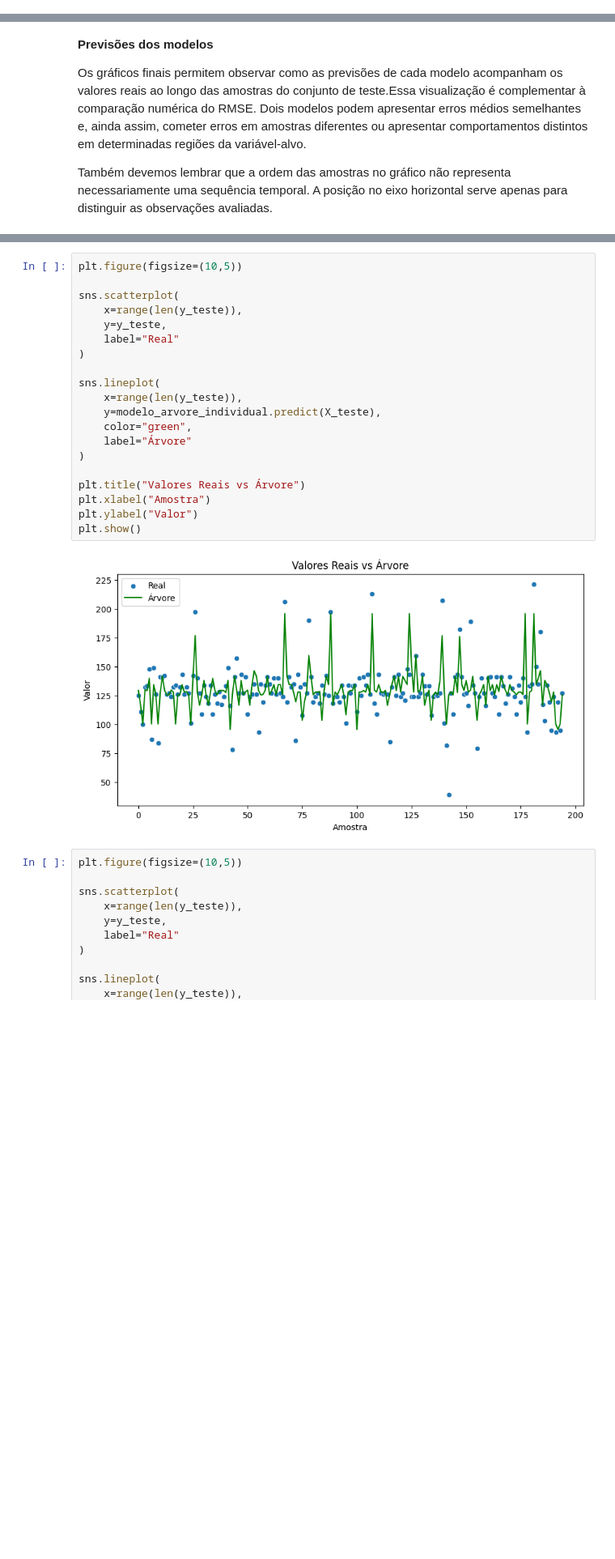
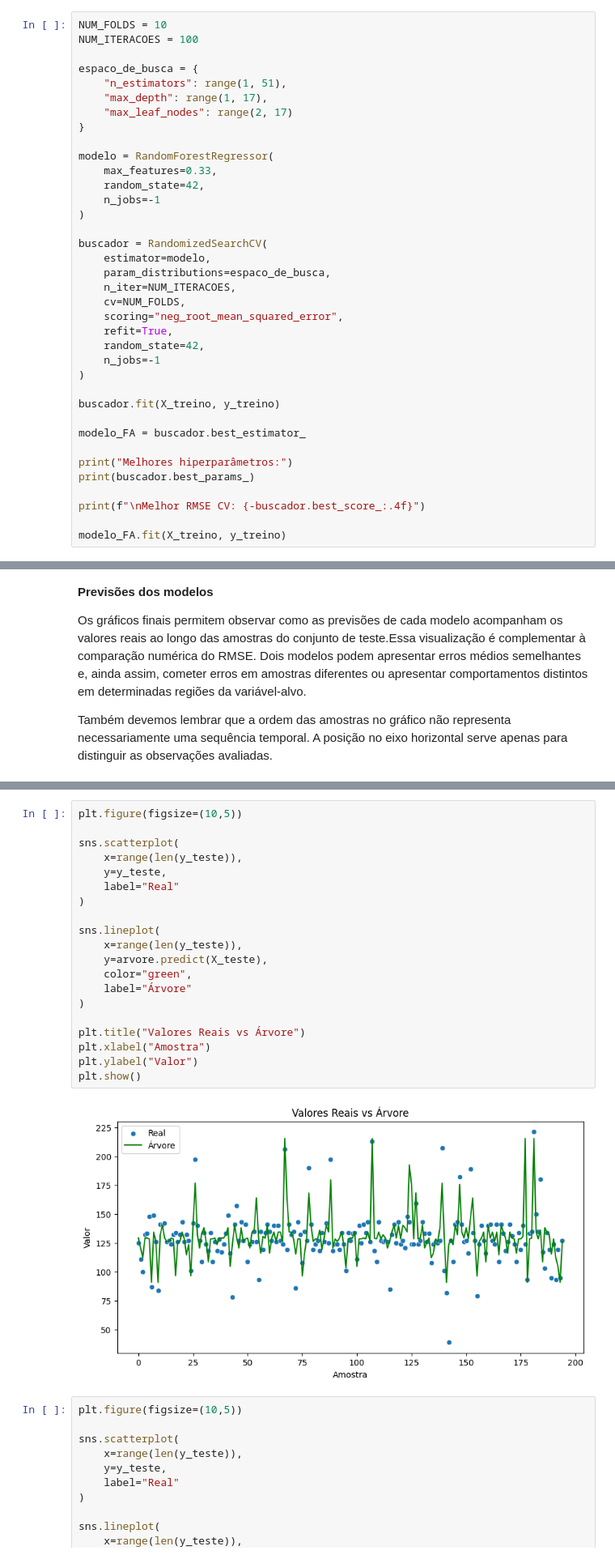
Before and after one commit to drcassar/biblioteca_real, a Jupyter notebook: Aprendizado de Máquina/Modelos de Comitê e Meta Aprendizado/T26 - Gabriel de Oliveira Paiva/T26 - Gabriel de Oliveira Paiva.ipynb, the cells around one changed output, grey strips where cells are left out. Shown at 81% size. Cells and saved outputs as stored; diff of their text form; blank space fills up the shorter version.

```diff
--- a/Aprendizado de Máquina/Modelos de Comitê e Meta Aprendizado/T26 - Gabriel de Oliveira Paiva/T26 - Gabriel de Oliveira Paiva.ipynb
+++ b/Aprendizado de Máquina/Modelos de Comitê e Meta Aprendizado/T26 - Gabriel de Oliveira Paiva/T26 - Gabriel de Oliveira Paiva.ipynb
@@ -916,0 +567,37 @@ Diferença: 3.3886
+# %%
+NUM_FOLDS = 10
+NUM_ITERACOES = 100
+
+espaco_de_busca = {
+    "n_estimators": range(1, 51),
+    "max_depth": range(1, 17),
+    "max_leaf_nodes": range(2, 17)
+}
+
+modelo = RandomForestRegressor(
+    max_features=0.33,
+    random_state=42,
+    n_jobs=-1
+)
+
+buscador = RandomizedSearchCV(
+    estimator=modelo,
+    param_distributions=espaco_de_busca,
+    n_iter=NUM_ITERACOES,
+    cv=NUM_FOLDS,
+    scoring="neg_root_mean_squared_error",
+    refit=True,
+    random_state=42,
+    n_jobs=-1
+)
+
+buscador.fit(X_treino, y_treino)
+
+modelo_FA = buscador.best_estimator_
+
+print("Melhores hiperparâmetros:")
+print(buscador.best_params_)
+
+print(f"\nMelhor RMSE CV: {-buscador.best_score_:.4f}")
+
+modelo_FA.fit(X_treino, y_treino)
@@ -1572,25 +1243,25 @@ plt.show()
 # %%
 plt.figure(figsize=(10,5))
 
 sns.scatterplot(
     x=range(len(y_teste)),
     y=y_teste,
     label="Real"
 )
 
 sns.lineplot(
     x=range(len(y_teste)),
-    y=modelo_arvore_individual.predict(X_teste),
+    y=arvore.predict(X_teste),
     color="green",
     label="Árvore"
 )
 
 plt.title("Valores Reais vs Árvore")
 plt.xlabel("Amostra")
 plt.ylabel("Valor")
 plt.show()
 # %% [output]
-[figure, old version]
+[figure, new version]
 # %%
 plt.figure(figsize=(10,5))
 
```
Also changed, not shown: parts of 57 cells of this notebook.
